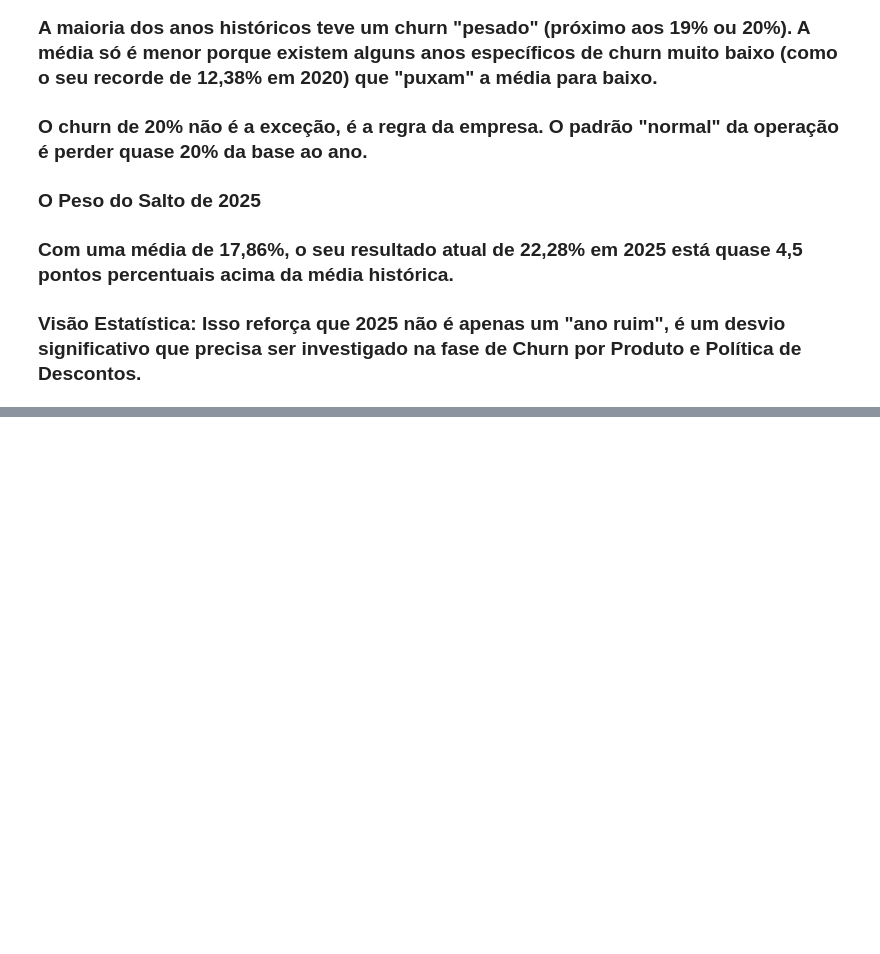
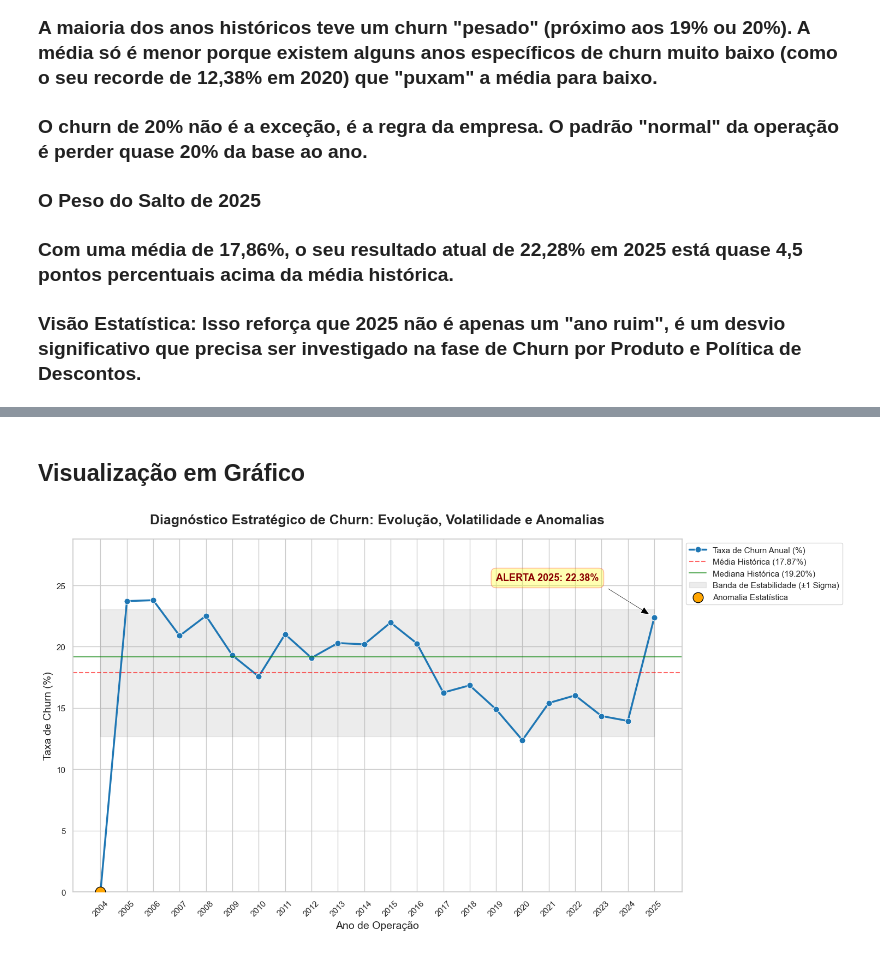
Before and after one commit to fabiopimentel21/customer-retention-analytics, a Jupyter notebook: analise-chunr-clientes/churn-clientes-anul.ipynb, the cells around one changed output, grey strips where cells are left out. Saved outputs shown, nothing was run; the diff lists cells and outputs as text; code cells hidden in the pictures; blank space fills up the shorter version.

Commit message:
analise final do churn anual

```diff
--- a/analise-chunr-clientes/churn-clientes-anul.ipynb
+++ b/analise-chunr-clientes/churn-clientes-anul.ipynb
@@ -280,0 +283,63 @@ Anos com comportamento fora do padrão (Anomalias):
+# %% [markdown]
+## Visualização em Gráfico
+# %%
+import pandas as pd
+import numpy as np
+import matplotlib.pyplot as plt
+import seaborn as sns
+
+# 1. Preparação e Conversão de Dados
+# Garante que o ano seja inteiro e o churn seja float para evitar TypeErrors
+df_churn_anual['ano'] = pd.to_numeric(df_churn_anual['ano']).astype(int)
+df_churn_anual['churn_rate_anual_percentual'] = pd.to_numeric(df_churn_anual['churn_rate_anual_percentual']).astype(float)
+
+# 2. Recálculo das Métricas para Garantir Precisão no Gráfico
+media_churn = df_churn_anual['churn_rate_anual_percentual'].mean()
+mediana_churn = df_churn_anual['churn_rate_anual_percentual'].median()
+desvio_padrao = df_churn_anual['churn_rate_anual_percentual'].std()
+
+# 3. Configuração do Layout do Dashboard
+sns.set_theme(style="whitegrid")
+plt.figure(figsize=(15, 8))
+
+# 4. Plotagem da Evolução Histórica
+sns.lineplot(data=df_churn_anual, x='ano', y='churn_rate_anual_percentual',
+             marker='o', markersize=8, linewidth=2.5, label='Taxa de Churn Anual (%)', color='#1f77b4')
+
+# 5. Adição das Referências Estatísticas (Linhas Horizontais)
+plt.axhline(media_churn, color='red', linestyle='--', alpha=0.6, label=f'Média Histórica ({media_churn:.2f}%)')
+plt.axhline(mediana_churn, color='green', linestyle='-', alpha=0.6, label=f'Mediana Histórica ({mediana_churn:.2f}%)')
+
+# 6. Sombreamento da Banda de Volatilidade (±1 Sigma)
+# Isso ajuda a visualizar o CV de 29.07% na prática
+plt.fill_between(df_churn_anual['ano'],
+                 (media_churn - desvio_padrao),
+                 (media_churn + desvio_padrao),
+                 color='gray', alpha=0.15, label='Banda de Estabilidade (±1 Sigma)')
+
+# 7. Destaque Estatístico de Anomalias (Z-Score > 1.5)
+anomalias = df_churn_anual[((df_churn_anual['churn_rate_anual_percentual'] - media_churn) / desvio_padrao).abs() > 1.5]
+plt.scatter(anomalias['ano'], anomalias['churn_rate_anual_percentual'],
+            color='orange', s=180, edgecolors='black', zorder=5, label='Anomalia Estatística')
+
+# 8. Anotação Profissional para o Ano Crítico (2025)
+ultimo_ano = df_churn_anual.iloc[-1]
+plt.annotate(f"ALERTA 2025: {ultimo_ano['churn_rate_anual_percentual']:.2f}%",
+             xy=(ultimo_ano['ano'], ultimo_ano['churn_rate_anual_percentual']),
+             xytext=(ultimo_ano['ano'] - 6, ultimo_ano['churn_rate_anual_percentual'] + 3),
+             arrowprops=dict(facecolor='black', shrink=0.08, width=1.5, headwidth=10),
+             fontsize=13, fontweight='bold', color='darkred',
+             bbox=dict(boxstyle="round,pad=0.5", fc="yellow", ec="red", alpha=0.3))
+
+# 9. Customização Final de Eixos
+plt.title('Diagnóstico Estratégico de Churn: Evolução, Volatilidade e Anomalias', fontsize=18, fontweight='bold', pad=20)
+plt.ylabel('Taxa de Churn (%)', fontsize=14)
+plt.xlabel('Ano de Operação', fontsize=14)
+plt.xticks(df_churn_anual['ano'], rotation=45)
+plt.ylim(0, df_churn_anual['churn_rate_anual_percentual'].max() + 5) # Dá espaço para as anotações
+plt.legend(loc='upper left', bbox_to_anchor=(1, 1), fontsize=11)
+
+plt.tight_layout()
+plt.show()
+# %% [output]
+[figure, added]
```
Also changed, not shown: parts of 5 cells of this notebook.
